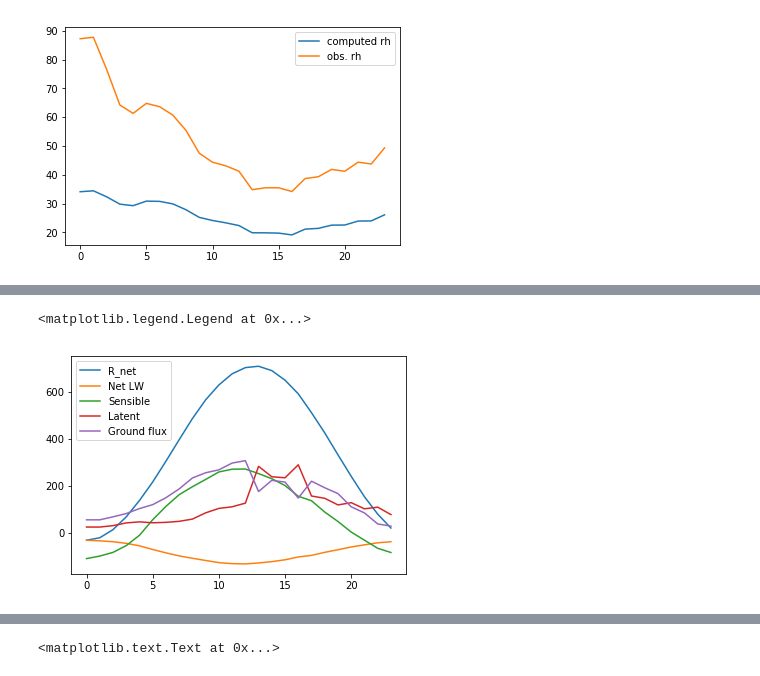
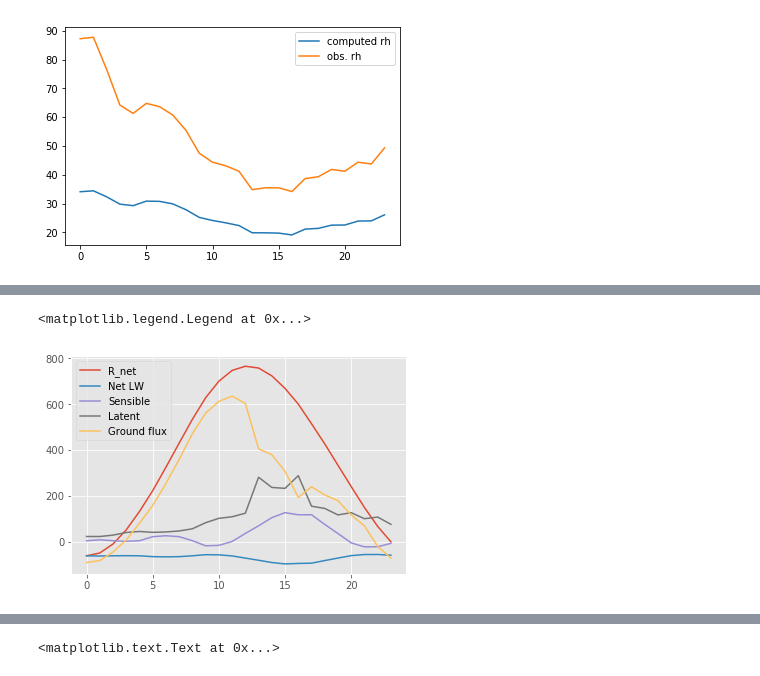
Before and after one commit to gottscott/finalthesischapter, a Jupyter notebook: Surface Energy Budget Model.ipynb, the cells around one changed output, grey strips where cells are left out. Cells and saved outputs as stored; diff of their text form; code cells hidden in the pictures.

Commit message:
added surface energy budget analysis

```diff
--- a/Surface Energy Budget Model.ipynb
+++ b/Surface Energy Budget Model.ipynb
@@ -6,6 +27,6 @@ import pandas as pd
 # %%
 # read in air temperature data
-filepath = 'cityheat/Bmore/2016/'
+filepath = '../cityheat/Bmore/2016/'
 
 meta = pd.DataFrame(pd.read_csv(filepath + 'data/CleanedMeta2016.csv', sep = ','))
 meta = meta.set_index('sensornumber', drop = False)
@@ -15,4 +36,4 @@ tempDF = pd.read_csv(filepath + 'data/CleanedTemp2016.csv', parse_dates = [0]).s
 tempDF.columns = tempDF.columns.astype(int)
 
 rhDF = pd.read_csv(filepath + 'data/CleanedRH2016.csv', parse_dates = [0]).set_index('Date').resample('H').first()
-rhDF.columns = tempDF.columns.astype(int)
+rhDF.columns = rhDF.columns.astype(int)
@@ -20,8 +43,10 @@ rhDF.columns = tempDF.columns.astype(int)
 #68 = rural
 #108 = urban
 #97 = SC
-tempDF[[68, 97,108]].resample('D').min().plot()
+plt.style.use('ggplot')
+tempDF[[68, 97,108]].resample('D').min().plot(figsize= [20,5])
 plt.legend(['Darryn\'s House', 'Sci. Center','Anna\'s House'])
 urban = 97
 rural = 68
+plt.title('2016 iButton Observations, Min Daily Temp')
 # %% [output]
@@ -219,3 +430,30 @@ plt.scatter(15.75, 27.5873)
 # %% [output]
 <matplotlib.collections.PathCollection at 0x...>
 [figure]
+# %%
+# LST for urban july 18
+plt.figure(figsize = [12,4])
+ax = plt.subplot(1,2,1)
+T_s = 28 + 10*np.sin(-.25*(np.arange(0,24))-np.pi/2)
+ax.plot(T_s, label = 'Urban, July 18')
+ax.scatter(15.75, 34.9534)
+
+#LST for rural july 18
+T_s = 20 + 10*np.sin(-.25*(np.arange(0,24))-np.pi/2)
+ax.plot(T_s, label = 'Rural, July 18')
+ax.scatter(15.75, 27.5873)
+ax.legend()
+ax.set_title('Surface Temperature, July 18')
+
+# LST for urban july 2
+ax2 = plt.subplot(1,2,2)
+
+T_s = 28 + 10*np.sin(-.25*(np.arange(0,24))-np.pi/2)
+ax2.plot(T_s, label = 'Urban, July 2')
+ax2.scatter(15.75, 34.6858)
+
+#LST for rural july 2
+T_s = 20 + 10*np.sin(-.25*(np.arange(0,24))-np.pi/2)
+ax2.plot(T_s, label = 'Rural, July 2')
+ax2.scatter(15.75, 26.327)
+ax2.set_title('Surface Temperature, July2')
@@ -391,19 +638,22 @@ plt.legend()
 # %%
 T_a= tempDF[[urban]]['2016-07-02']#20 + 8*np.sin(-.25*(np.arange(0,24)+ 3.14))
-T_s = 28 + 10*np.sin(-.25*(np.arange(0,24))-np.pi/2)
+# T_s = 28 + 10*np.sin(-.25*(np.arange(0,24))-np.pi/2)
+T_s = 28 + 5*np.sin(-.5*(np.arange(0,24))-np.pi-.1)
+T_s[0:9] = T_s[10]
+T_s[23] = T_s[22]
 
 epsilon_a = 1-0.2351 # emiss = absorpt. = 1- transmissivity; estimated from ModTran, using water vapor scale of 1 http://climatemodels.uchicago.edu/modtran/modtran.html
 R_net, H, LE, G, net, lw_net = compute_energy_budget(np.array(T_a.T.values)[0], T_s,
                                                      rhDF[urban].loc[T_a.index].values.flatten(),
                                                      epsilon_a)
 handle = plt.plot(np.arange(0,24), R_net,
         np.arange(0,24), lw_net,
         np.arange(0,24), H,
         np.arange(0,24), LE,
         np.arange(0,24), R_net - H -LE,
         #np.arange(0,24), net, '--k',
         )
 plt.legend(['R_net', 'Net LW','Sensible', 'Latent', 'Ground flux', 'Net'])
 # %% [output]
 <matplotlib.legend.Legend at 0x...>
-[figure, old version]
+[figure, new version]
```
Also changed, not shown: parts of 23 cells of this notebook.
